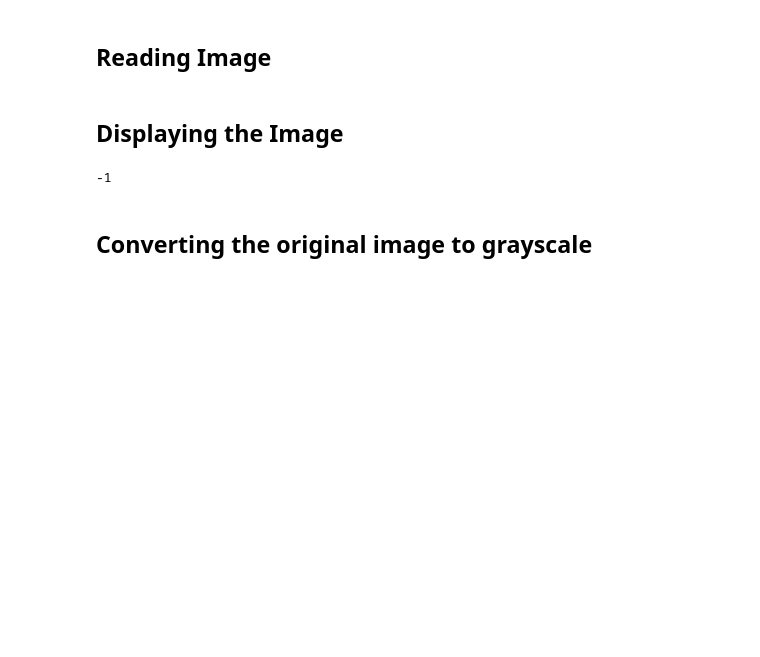
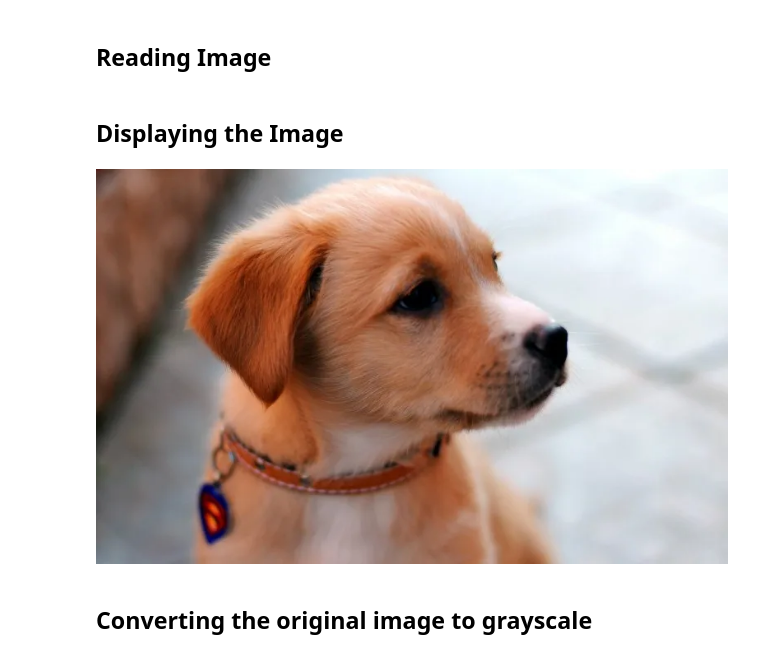
Before and after one commit to devisree71/LGMVIP--DataScience-Task-Number, a Jupyter notebook: Task3(Image to Pencil Sketch with Python)-checkpoint.ipynb, the cells around one changed output. Cells and saved outputs as stored; diff of their text form; code cells hidden in the pictures; blank space fills up the shorter version.

Commit message:
BeginnerLevel-Task3
Image to Pencil Sketch with Python

```diff
--- a/Task3(Image to Pencil Sketch with Python)-checkpoint.ipynb
+++ b/Task3(Image to Pencil Sketch with Python)-checkpoint.ipynb
@@ -13,8 +16,11 @@ img=cv2.imread("dog.webp")
 # %%
 cv2.imshow("Dog",img)
 cv2.waitKey(0)
+rgb_image = cv2.cvtColor(img, cv2.COLOR_BGR2RGB)
+image1 = Image.fromarray(rgb_image)
+display(image1)
 # %% [output]
--1
+[figure, added]
 # %% [markdown]
 ## Converting the original image to grayscale
 # %%
```
Also changed, not shown: parts of 5 cells of this notebook.
